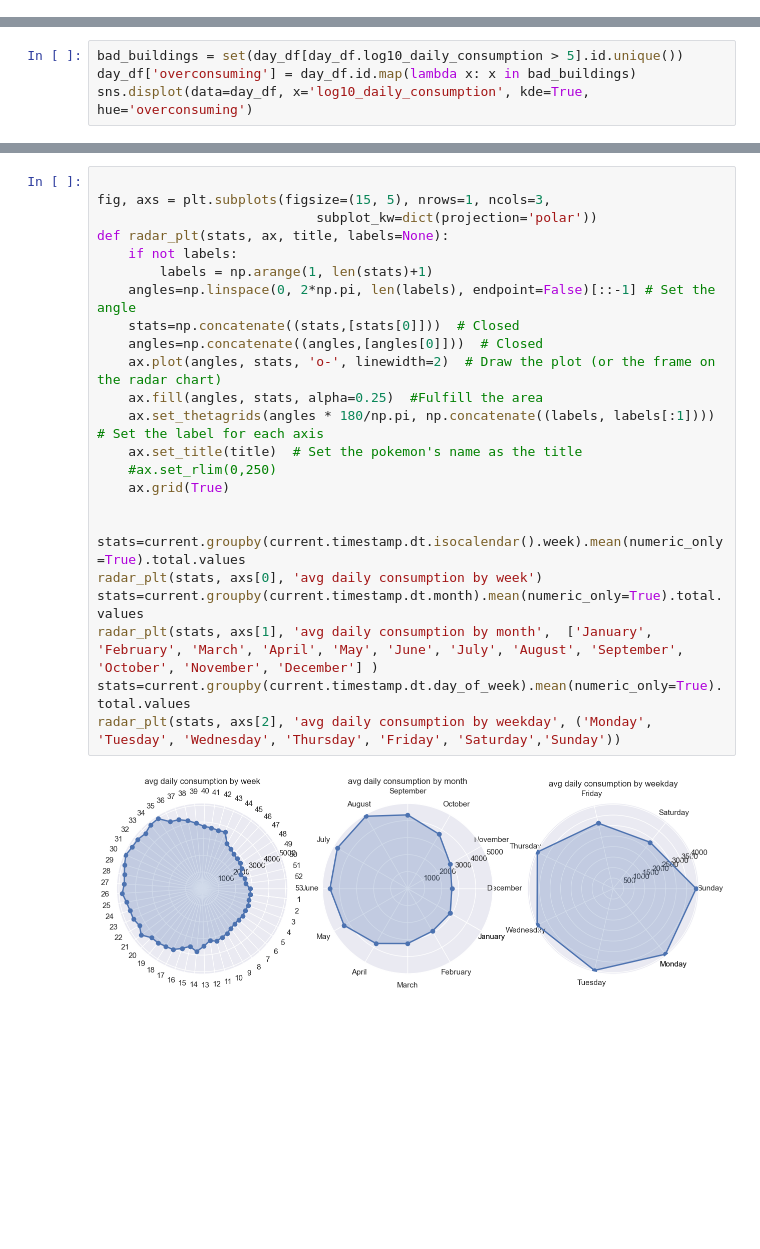
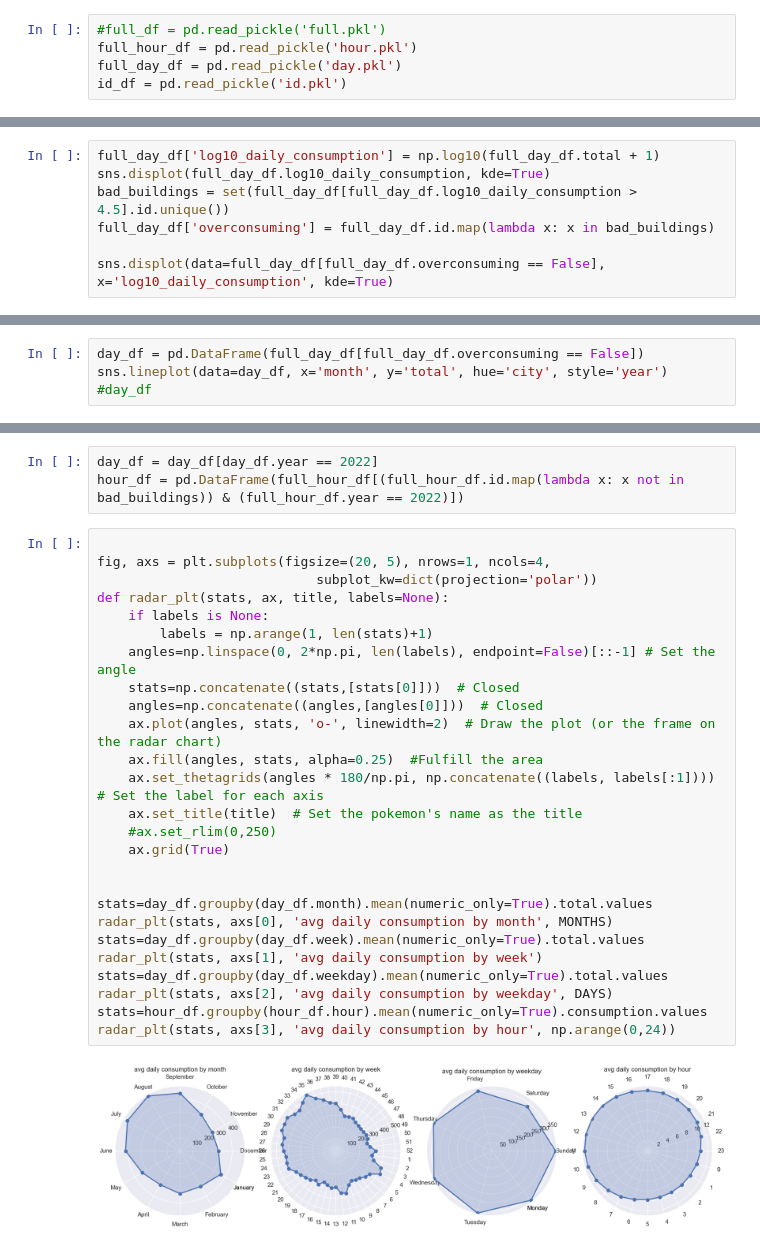
Before and after one commit to shtota/iec, a Jupyter notebook: analysis.ipynb, the cells around one changed output, grey strips where cells are left out. Drawn from its saved outputs; the diff is of its cells as text; blank space fills up the shorter version.

```diff
--- a/analysis.ipynb
+++ b/analysis.ipynb
@@ -75,0 +12,5 @@ sns.displot(gr.log10_daily_average_consumption, kde=True)
+# %%
+#full_df = pd.read_pickle('full.pkl')
+full_hour_df = pd.read_pickle('hour.pkl')
+full_day_df = pd.read_pickle('day.pkl')
+id_df = pd.read_pickle('id.pkl')
@@ -76,6 +27,9 @@ sns.displot(gr.log10_daily_average_consumption, kde=True)
 # %%
-bad_buildings = set(day_df[day_df.log10_daily_consumption > 5].id.unique())
-day_df['overconsuming'] = day_df.id.map(lambda x: x in bad_buildings)
-sns.displot(data=day_df, x='log10_daily_consumption', kde=True, hue='overconsuming')
+full_day_df['log10_daily_consumption'] = np.log10(full_day_df.total + 1)
+sns.displot(full_day_df.log10_daily_consumption, kde=True)
+bad_buildings = set(full_day_df[full_day_df.log10_daily_consumption > 4.5].id.unique())
+full_day_df['overconsuming'] = full_day_df.id.map(lambda x: x in bad_buildings)
+
+sns.displot(data=full_day_df[full_day_df.overconsuming == False], x='log10_daily_consumption', kde=True)
 # %% [output]
 <seaborn.axisgrid.FacetGrid at 0x...>
@@ -84,0 +38,4 @@ current = pd.DataFrame(day_df[day_df.overconsuming == False])
+# %%
+day_df = pd.DataFrame(full_day_df[full_day_df.overconsuming == False])
+sns.lineplot(data=day_df, x='month', y='total', hue='city', style='year')
+#day_df
@@ -85,26 +45,31 @@ current = pd.DataFrame(day_df[day_df.overconsuming == False])
+# %%
+day_df = day_df[day_df.year == 2022]
+hour_df = pd.DataFrame(full_hour_df[(full_hour_df.id.map(lambda x: x not in bad_buildings)) & (full_hour_df.year == 2022)])
 # %%
 
-fig, axs = plt.subplots(figsize=(15, 5), nrows=1, ncols=3,
+fig, axs = plt.subplots(figsize=(20, 5), nrows=1, ncols=4,
                             subplot_kw=dict(projection='polar'))
 def radar_plt(stats, ax, title, labels=None):
-    if not labels:
+    if labels is None:
         labels = np.arange(1, len(stats)+1)
     angles=np.linspace(0, 2*np.pi, len(labels), endpoint=False)[::-1] # Set the angle
     stats=np.concatenate((stats,[stats[0]]))  # Closed
     angles=np.concatenate((angles,[angles[0]]))  # Closed
     ax.plot(angles, stats, 'o-', linewidth=2)  # Draw the plot (or the frame on the radar chart)
     ax.fill(angles, stats, alpha=0.25)  #Fulfill the area
     ax.set_thetagrids(angles * 180/np.pi, np.concatenate((labels, labels[:1])))  # Set the label for each axis
     ax.set_title(title)  # Set the pokemon's name as the title
     #ax.set_rlim(0,250)
     ax.grid(True)
 
 
-stats=current.groupby(current.timestamp.dt.isocalendar().week).mean(numeric_only=True).total.values
-radar_plt(stats, axs[0], 'avg daily consumption by week')
-stats=current.groupby(current.timestamp.dt.month).mean(numeric_only=True).total.values
-radar_plt(stats, axs[1], 'avg daily consumption by month',  ['January', 'February', 'March', 'April', 'May', 'June', 'July', 'August', 'September', 'October', 'November', 'December'] )
-stats=current.groupby(current.timestamp.dt.day_of_week).mean(numeric_only=True).total.values
-radar_plt(stats, axs[2], 'avg daily consumption by weekday', ('Monday', 'Tuesday', 'Wednesday', 'Thursday', 'Friday', 'Saturday','Sunday'))
+stats=day_df.groupby(day_df.month).mean(numeric_only=True).total.values
+radar_plt(stats, axs[0], 'avg daily consumption by month', MONTHS)
+stats=day_df.groupby(day_df.week).mean(numeric_only=True).total.values
+radar_plt(stats, axs[1], 'avg daily consumption by week')
+stats=day_df.groupby(day_df.weekday).mean(numeric_only=True).total.values
+radar_plt(stats, axs[2], 'avg daily consumption by weekday', DAYS)
+stats=hour_df.groupby(hour_df.hour).mean(numeric_only=True).consumption.values
+radar_plt(stats, axs[3], 'avg daily consumption by hour', np.arange(0,24))
 # %% [output]
-[figure, old version]
+[figure, new version]
```
Also changed, not shown: parts of 22 cells of this notebook, 4 other files.
